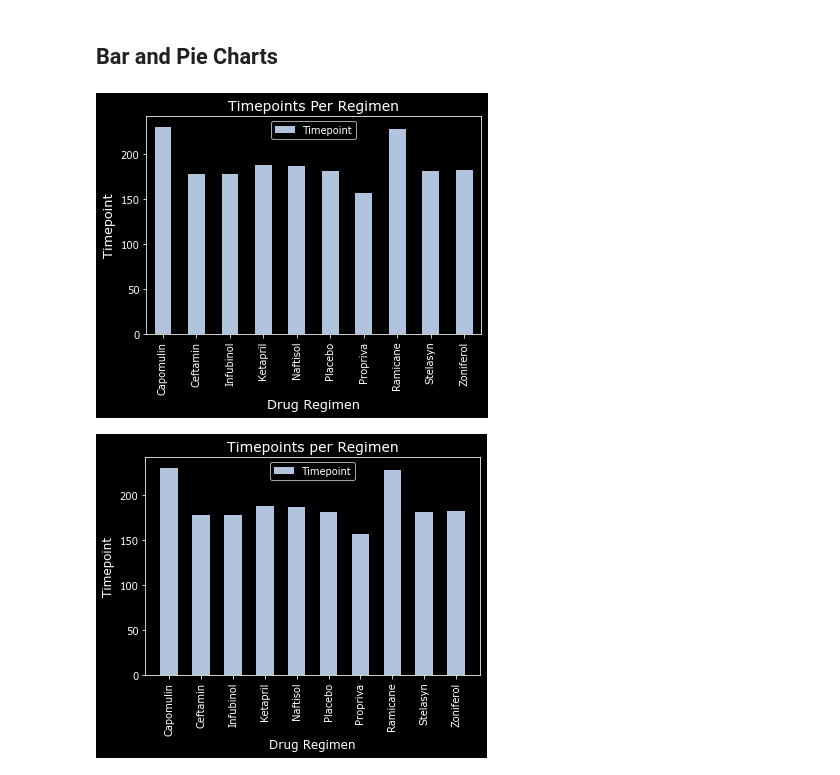
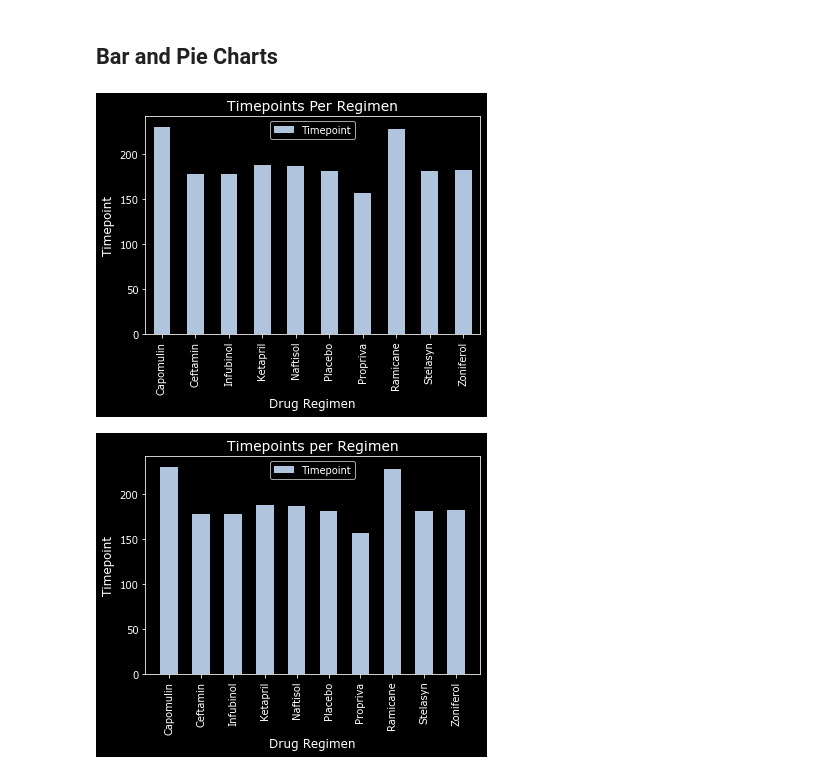
Before and after one commit to cheyroseflammer/pharmaceutical-analysis, a Jupyter notebook: pharmaceutical-analysis/pymaceuticals_starter.ipynb, the cells around one changed output. Saved outputs shown, nothing was run; the diff lists cells and outputs as text; code cells hidden in the pictures.

```diff
--- a/pharmaceutical-analysis/pymaceuticals_starter.ipynb
+++ b/pharmaceutical-analysis/pymaceuticals_starter.ipynb
@@ -151,18 +151,18 @@ stats_df
 # %%
 # Generate a bar plot showing the total number of timepoints for all mice tested for each drug regimen using Pandas.
 # Groupby 'Drug Regimen' and 'Timepoint'
 drug_reg = clean_mice_df.groupby(['Drug Regimen']).count()['Timepoint']
 # Plot Chart
 chart = drug_reg.plot(kind='bar', color='lightsteelblue')
 # Set Labels
 chart.set_title('Timepoints Per Regimen', fontsize=14)
-chart.set_ylabel('Timepoint', fontsize=13)
-chart.set_xlabel('Drug Regimen', fontsize=13)
+chart.set_ylabel('Timepoint', fontsize=12)
+chart.set_xlabel('Drug Regimen', fontsize=12)
 plt.legend(loc='best')
 # Show chart
 plt.show()
 # %% [output]
-[figure, old version]
+[figure, new version]
 # %%
 # Generate a bar plot showing the total number of timepoints for all mice tested for each drug regimen using pyplot.
 # Groupby 'Drug Regimen' and 'Timepoint'
```
Also changed, not shown: parts of 2 cells of this notebook.
